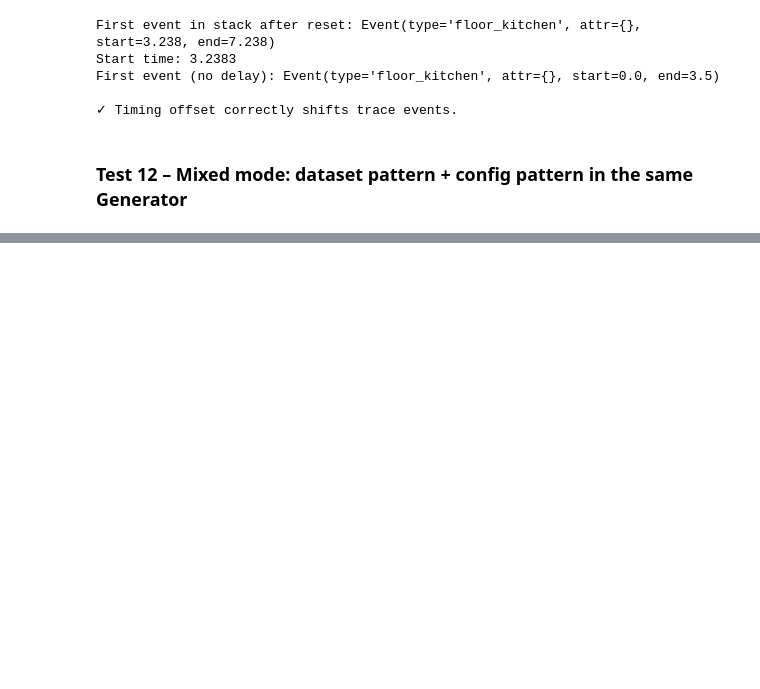
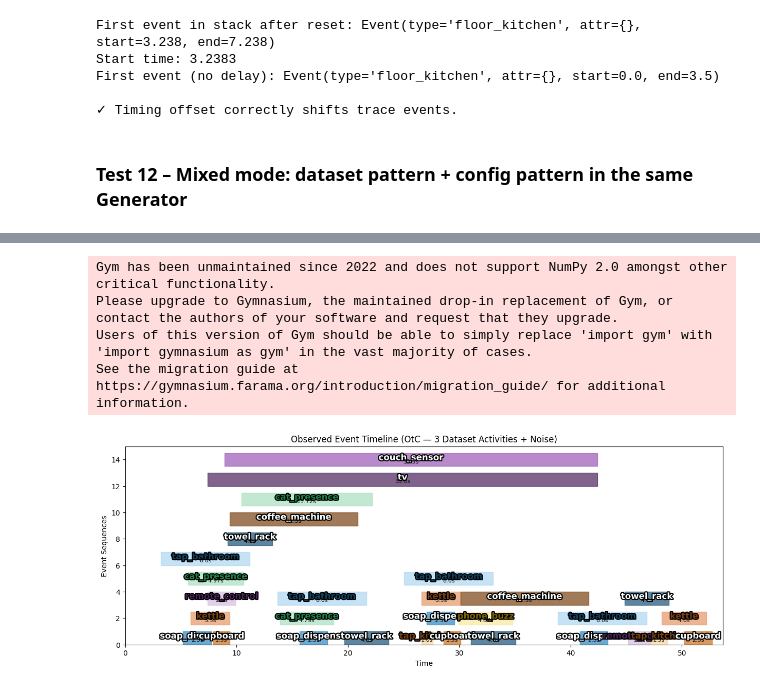
Before and after one commit to ThalesGroup/open-the-chests, a Jupyter notebook: docs/notebooks/OtC Dataset Pattern Mode.ipynb, the cells around one changed output, grey strips where cells are left out. Cells and saved outputs as stored; diff of their text form; code cells hidden in the pictures; blank space fills up the shorter version.

Commit message:
test(Data): add test for open the chests full env execution

```diff
--- a/docs/notebooks/OtC Dataset Pattern Mode.ipynb
+++ b/docs/notebooks/OtC Dataset Pattern Mode.ipynb
@@ -613,0 +788,50 @@ Event types seen: {'B', 'oven', 'floor_kitchen', 'tap_kitchen', 'A'}
+# %%
+from openthechests.src.utils.modified_plotting import draw_event_sequence_matplot
+
+# ── colour palette ─────────────────────────────────────────────────────────────
+# (bg_hex, fg_hex) :  blues = wash_hands, oranges = make_coffee,
+#                    purples = watch_tv, greens = noise
+TYPE_COLORS = {
+    # wash_hands
+    "tap_bathroom":   ("#AED6F1", "#154360"),
+    "soap_dispenser": ("#2E86C1", "#FDFEFE"),
+    "towel_rack":     ("#1A5276", "#FDFEFE"),
+    # make_coffee
+    "tap_kitchen":    ("#FAD7A0", "#784212"),
+    "kettle":         ("#E59866", "#784212"),
+    "cupboard":       ("#CA6F1E", "#FDFEFE"),
+    "coffee_machine": ("#784212", "#FDFEFE"),
+    # watch_tv
+    "remote_control": ("#D7BDE2", "#4A235A"),
+    "couch_sensor":   ("#9B59B6", "#FDFEFE"),
+    "tv":             ("#4A235A", "#FDFEFE"),
+    # noise
+    "cat_presence":   ("#A9DFBF", "#1E8449"),
+    "window_open":    ("#A3E4D7", "#0E6655"),
+    "phone_buzz":     ("#F9E79F", "#7D6608"),
+}
+
+# ── display adapter ─────────────────────────────────────────────────────────────
+class DisplayEvent:
+    """Injects display colours into a decoded (type_str, start, end) tuple."""
+    def __init__(self, event_type, start, end, color_map):
+        self.type  = event_type
+        self.start = start
+        self.end   = end
+        bg, fg = color_map.get(event_type, ("#CCCCCC", "#333333"))
+        self.attributes = {"bg": bg, "fg": fg}
+
+display_events = [DisplayEvent(etype, start, end, TYPE_COLORS)
+                  for etype, start, end in collected]
+
+draw_event_sequence_matplot(
+    display_events,
+    start_time=0,
+    env_name="OtC :  3 Dataset Activities + Noise",
+)
+# %% [output]
+Gym has been unmaintained since 2022 and does not support NumPy 2.0 amongst other critical functionality.
+Please upgrade to Gymnasium, the maintained drop-in replacement of Gym, or contact the authors of your software and request that they upgrade.
+Users of this version of Gym should be able to simply replace 'import gym' with 'import gymnasium as gym' in the vast majority of cases.
+See the migration guide at https://gymnasium.farama.org/introduction/migration_guide/ for additional information.
+[figure, added]
```
Also changed, not shown: parts of 18 cells of this notebook, 1 other file.
